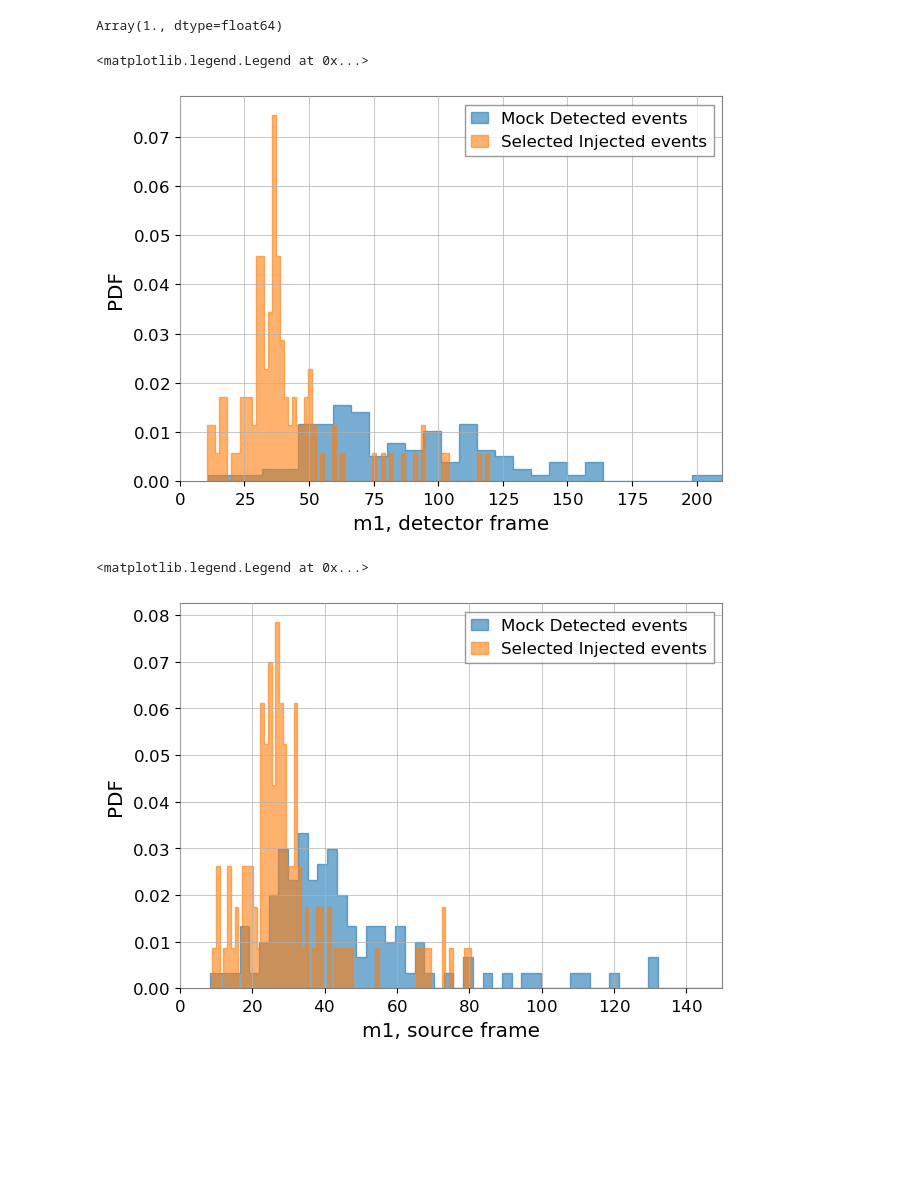
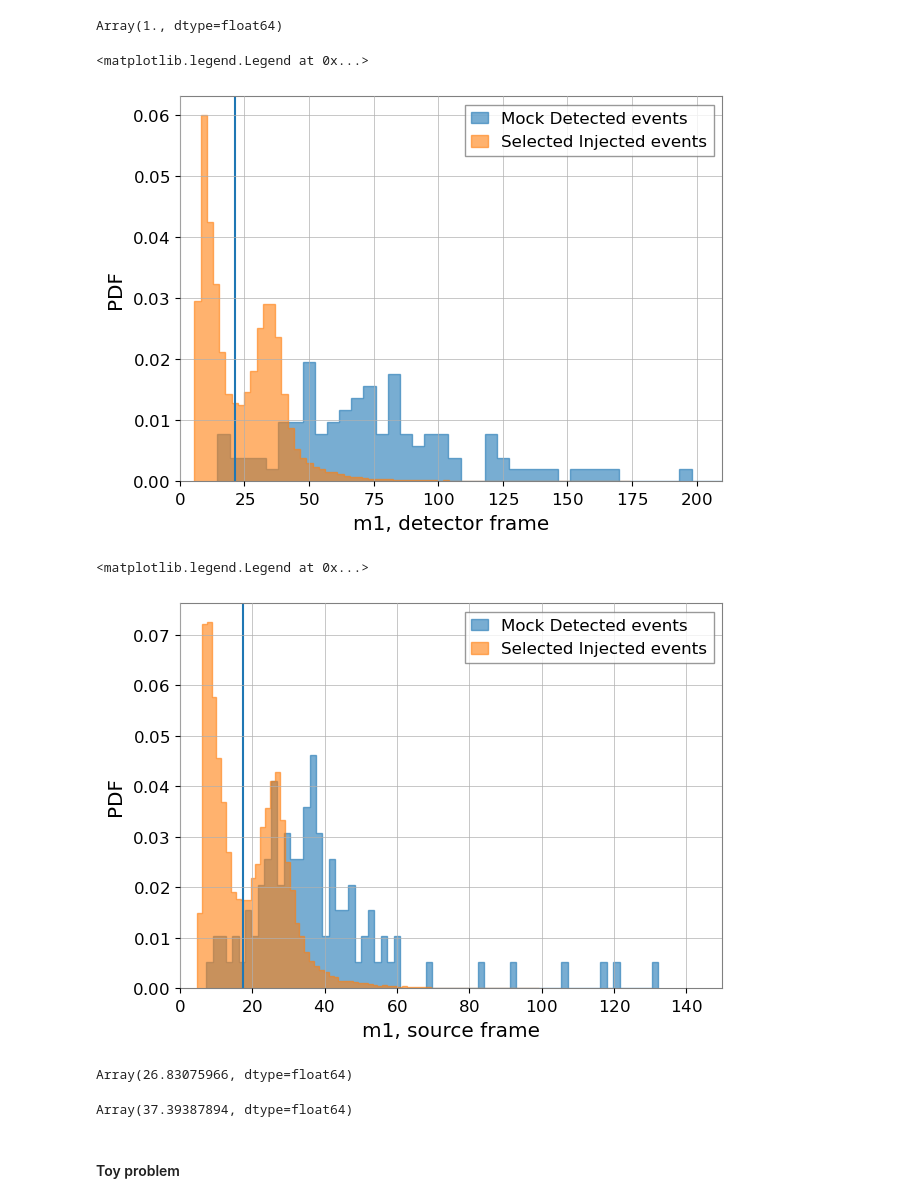
Before and after one commit to abby-moran/GW_pop_cosmo_inference, a Jupyter notebook: src/gen_mock_files.ipynb, the cells around one changed output. Saved outputs shown, nothing was run; the diff lists cells and outputs as text; code cells hidden in the pictures; blank space fills up the shorter version.

```diff
--- a/src/gen_mock_files.ipynb
+++ b/src/gen_mock_files.ipynb
@@ -841,17 +850,18 @@ with open(config_file) as param_file:
 # %%
-df_out = pd.read_hdf("./selection_samples.h5", key="samples")
+#df_out = pd.read_hdf("data/mock_sel_samp1det.h5", key="samples")
 m1s_out=df_out['m1']*(1+df_out['z']) #source frame to detector frame
-pdraw_out=np.array(df_out['pdraw_m1sqz'] * df_out['dm1sz_dm1ddl'])
-dls_out= Planck18.luminosity_distance(df_out['z'].to_numpy()).to(u.Gpc).value
+pdraw_out=1/len(m1s_out)#np.array(df_out['pdraw_m1sqz']*df_out['dm1sz_dm1ddl'])
+#dls_out= Planck18.luminosity_distance(df_out['z'].to_numpy()).to(u.Gpc).value
 qs_out=np.array(df_out['q'])
 zs_out=np.array(df_out['z'])
-ndraw = df_out['ndraw'].iloc[0]
-nobs=len(m1s_out)
+#ndraw = df_out['ndraw'].iloc[0]
+#nobs=len(m1s_out)
 # %%
 cosmo = intensity_models.FlatwCDMCosmology(population_parameters['h'], population_parameters['Om'], population_parameters['w'], zmax=population_parameters['zmax'])
 log_dN=intensity_models.build_population_model(population_parameters)
 # %%
-log_sel_wts = log_dN(m1s_out, qs_out, zs_out) - 2*jnp.log1p(zs_out) + jnp.log(cosmo.dVCdz(zs_out))  - jnp.log(cosmo.ddL_dz(zs_out)) - jnp.log(pdraw_out)
+log_sel_wts = log_dN(m1s_out, qs_out, zs_out) - jnp.log(pdraw_out) + jnp.log(cosmo.dVCdz(zs_out))  - 2*jnp.log1p(zs_out) - jnp.log(cosmo.ddL_dz(zs_out))
+#try w a guassian, track those terms
 log_sel_wts = jnp.nan_to_num(log_sel_wts, neginf=-jnp.inf)
 
 logZ = jss.logsumexp(log_sel_wts)            # log(sum_i w_i)
@@ -861,7 +871,7 @@ jnp.sum(p_lam) #check its 1
 # %% [output]
 Array(1., dtype=float64)
 # %%
-idx = np.random.choice(len(m1s_out), size=112, p=p_lam)
+idx = np.random.choice(len(m1s_out), size=int(1e5), p=p_lam)
 
 # resample all arrays consistently
 m1s_test_out = m1s_out[idx]
@@ -872,27 +882,32 @@ df_det = pd.read_hdf("data/mock_obs_1det.h5", key="observations")
 q_obs=df_det['q_obs']
 mcs_obs = np.exp(df_det['log_mc_obs'].astype(float))
 m1s_obs = mcs_obs / (q_obs**(3/5)/(1+q_obs)**(1/5))
+m1s_plot=m1s_test_out.astype(float).values
+zs_plot=zs_test_out.astype(float)#.values
 # %%
 plt.figure(figsize=(7, 5))
 
 plt.hist(m1s_obs.astype(float), bins=70, histtype='step', density=True, fill=True, alpha=.6, label='Mock Detected events')
 plt.hist(m1s_test_out, bins=70, histtype='step', density=True, fill=True, alpha=.6, label='Selected Injected events')
+plt.axvline(jnp.median(m1s_plot))
 plt.xlabel("m1, detector frame")
 plt.ylabel("PDF")
 plt.xlim(0,210)
 plt.legend()
 # %% [output]
 <matplotlib.legend.Legend at 0x...>
-[figure, old version]
+[figure, new version]
 # %%
 plt.figure(figsize=(7, 5))
 
 plt.hist(m1s_obs.astype(float)/(1+df_det['z']), bins=70, histtype='step', density=True, fill=True, alpha=.6, label='Mock Detected events')
 plt.hist(m1s_test_out/(1+zs_test_out), bins=70, histtype='step', density=True, fill=True, alpha=.6, label='Selected Injected events')
+median_out=jnp.median(m1s_plot/(1+zs_plot))
+plt.axvline(median_out)
 plt.xlabel("m1, source frame")
 plt.ylabel("PDF")
 plt.xlim(0,150)
 plt.legend()
 # %% [output]
 <matplotlib.legend.Legend at 0x...>
-[figure, old version]
+[figure, new version]
@@ -898,0 +916,10 @@ plt.legend()
+# %%
+median_out
+# %% [output]
+Array(26.83075966, dtype=float64)
+# %%
+jnp.median(m1s_plot)
+# %% [output]
+Array(37.39387894, dtype=float64)
+# %% [markdown]
+#### Toy problem
```
Also changed, not shown: parts of 50 cells of this notebook, 3 other files.
